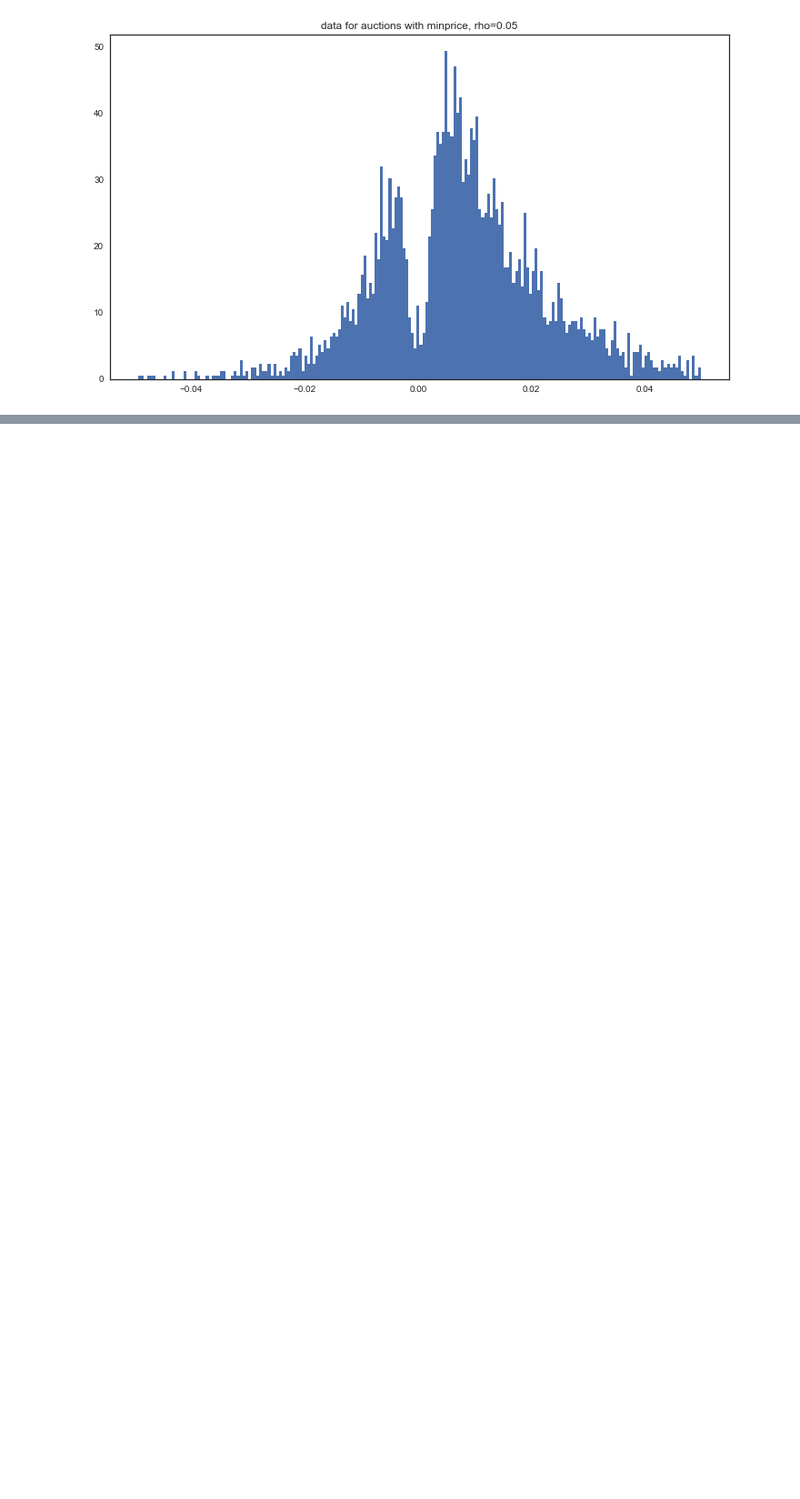
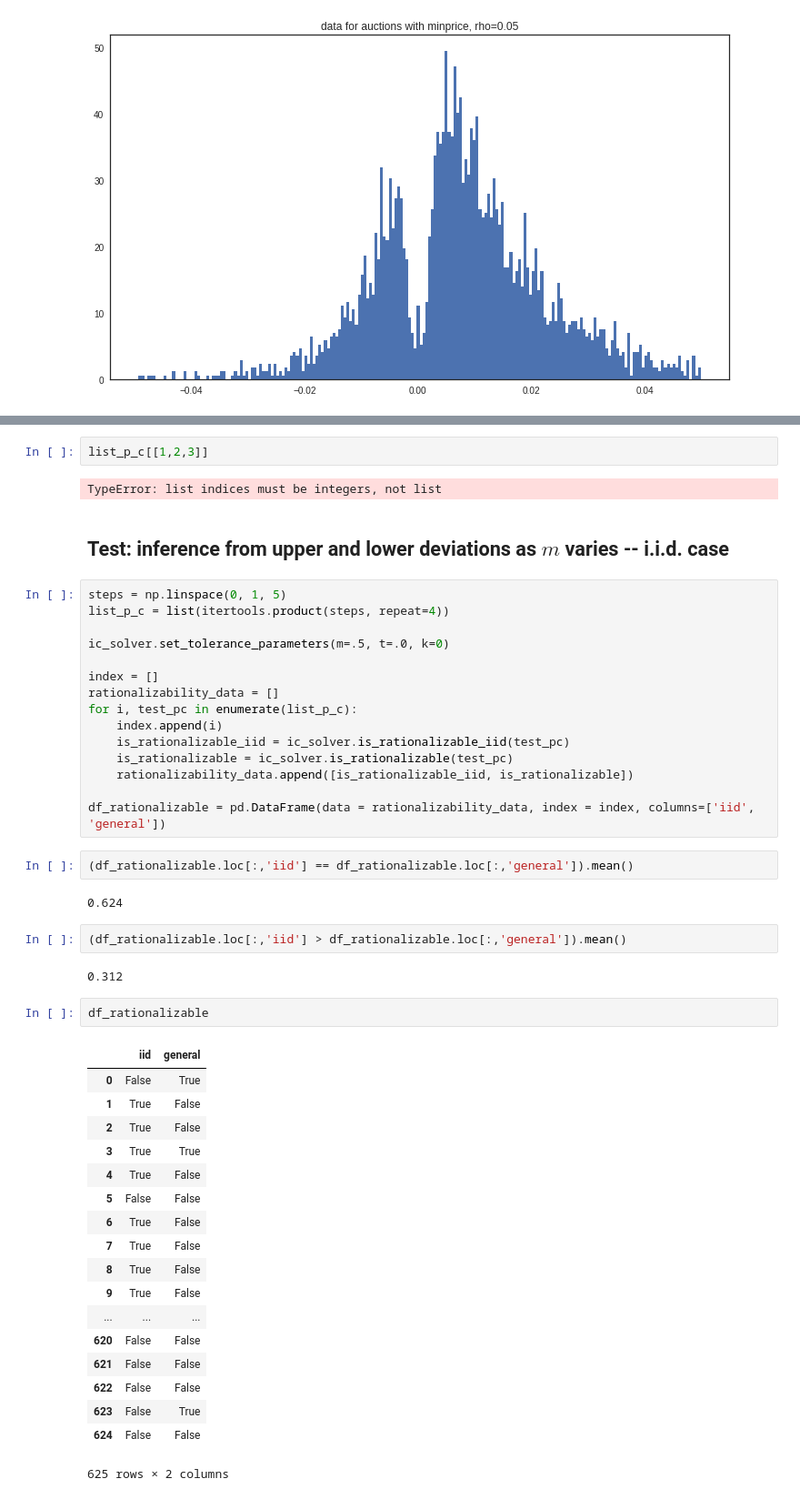
Before and after one commit to sylvaingchassang/missing_bids, a Jupyter notebook: example_tsuchiura.ipynb, the cells around one changed output, grey strips where cells are left out. Shown at 91% size. Drawn from its saved outputs; the diff is of its cells as text; blank space fills up the shorter version.

Commit message:
is iid rationalizable, numerical <=

```diff
--- a/example_tsuchiura.ipynb
+++ b/example_tsuchiura.ipynb
@@ -113,0 +55,50 @@ tsuchiura_data.df_bids.minprice.isnull().mean()
+# %%
+list_p_c[[1,2,3]]
+# %% [output]
+TypeError: list indices must be integers, not list
+# %% [markdown]
+## Test: inference from upper and lower deviations as $m$ varies -- i.i.d. case
+# %%
+steps = np.linspace(0, 1, 5)
+list_p_c = list(itertools.product(steps, repeat=4))
+
+ic_solver.set_tolerance_parameters(m=.5, t=.0, k=0)
+
+index = []
+rationalizability_data = []
+for i, test_pc in enumerate(list_p_c):
+    index.append(i)
+    is_rationalizable_iid = ic_solver.is_rationalizable_iid(test_pc)
+    is_rationalizable = ic_solver.is_rationalizable(test_pc)
+    rationalizability_data.append([is_rationalizable_iid, is_rationalizable])
+
+df_rationalizable = pd.DataFrame(data = rationalizability_data, index = index, columns=['iid', 'general'])
+# %%
+(df_rationalizable.loc[:,'iid'] == df_rationalizable.loc[:,'general']).mean()
+# %% [output]
+0.624
+# %%
+(df_rationalizable.loc[:,'iid'] > df_rationalizable.loc[:,'general']).mean()
+# %% [output]
+0.312
+# %%
+df_rationalizable
+# %% [output]
+|  | iid | general |
+| 0 | False | True |
+| 1 | True | False |
+| 2 | True | False |
+| 3 | True | True |
+| 4 | True | False |
+| 5 | False | False |
+| 6 | True | False |
+| 7 | True | False |
+| 8 | True | False |
+| 9 | True | False |
+| ... | ... | ... |
+| 620 | False | False |
+| 621 | False | False |
+| 622 | False | False |
+| 623 | False | True |
+| 624 | False | False |
+625 rows × 2 columns
```
Also changed, not shown: parts of 14 cells of this notebook, 7 other files.
